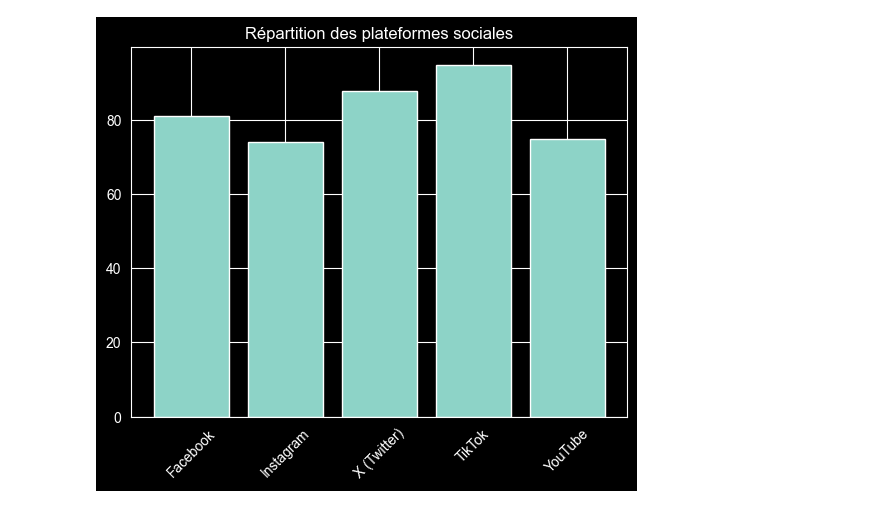
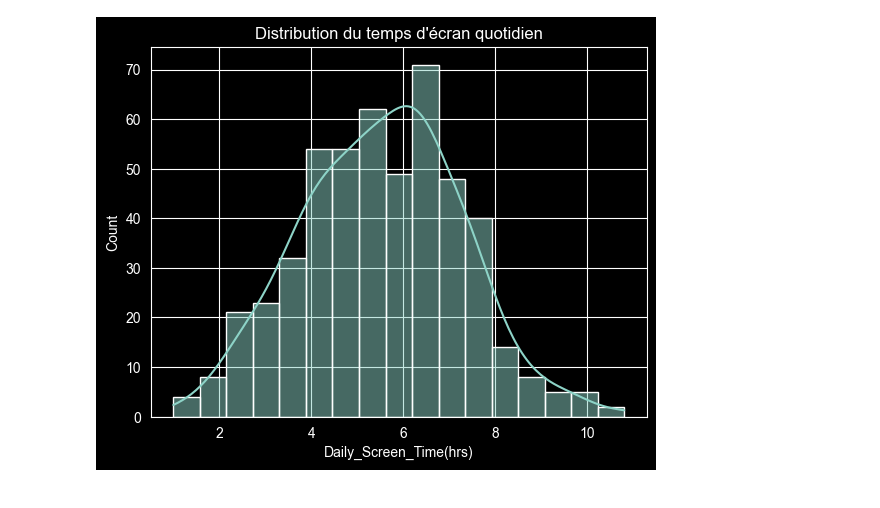
Before and after one commit to KANTIN-FAGN/SocialMedia_Analysis, a Jupyter notebook: socialmedia_analysis/notebooks/03_exploration.ipynb, the cells around one changed output. Saved outputs shown, nothing was run; the diff lists cells and outputs as text; code cells hidden in the pictures.

```diff
--- a/socialmedia_analysis/notebooks/03_exploration.ipynb
+++ b/socialmedia_analysis/notebooks/03_exploration.ipynb
@@ -44,18 +8,6 @@ plt.show()
-# %%
-totals = [
-    df["Social_Media_Platform_Facebook"].sum(),
-    df["Social_Media_Platform_Instagram"].sum(),
-    df["Social_Media_Platform_X (Twitter)"].sum(),
-    df["Social_Media_Platform_TikTok"].sum(),
-    df["Social_Media_Platform_YouTube"].sum()
-]
-
-labels = ["Facebook", "Instagram", "X (Twitter)", "TikTok", "YouTube"]
-
-plt.figure()
-plt.bar(labels, totals)
-plt.xticks(rotation=45)
-plt.title("Répartition des plateformes sociales")
-plt.show()
-# %% [output]
-[figure, removed]
+# %%
+sns.histplot(df["Daily_Screen_Time(hrs)"], kde=True)
+plt.title("Distribution du temps d'écran quotidien")
+plt.show()
+# %% [output]
+[figure, added]
```
Also changed, not shown: parts of 15 cells of this notebook, 3 other files.
